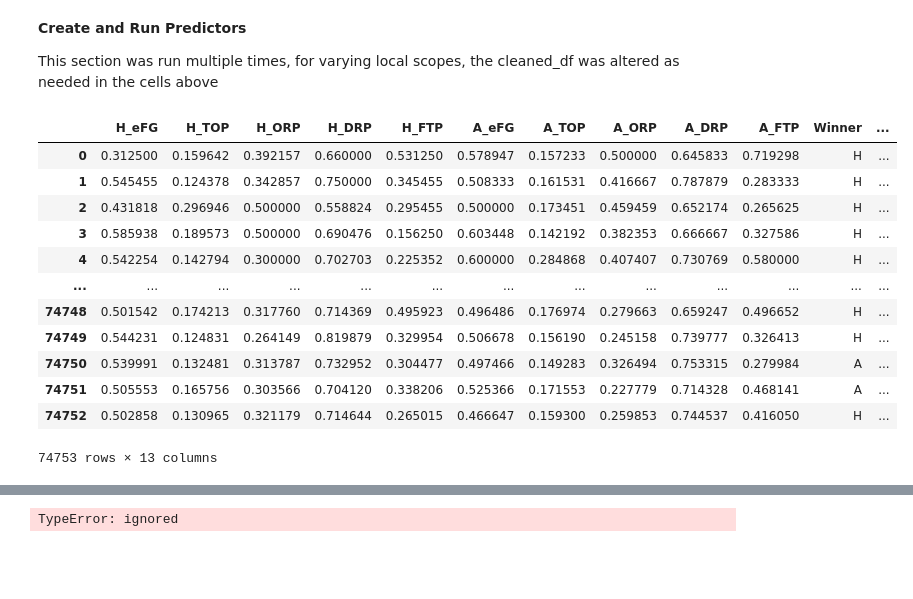
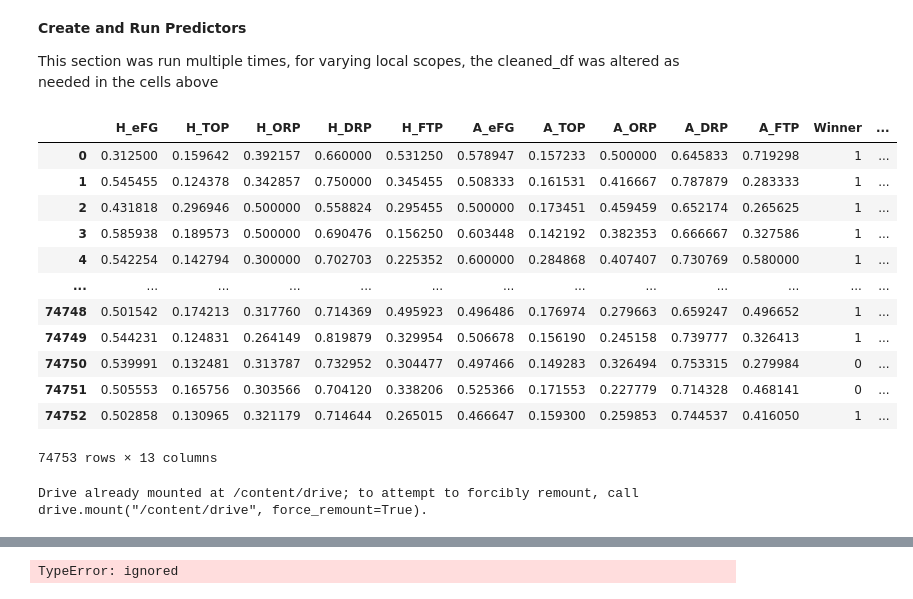
Before and after one commit to robertfmoore/march_madness, a Jupyter notebook: final_notebook.ipynb, the cells around one changed output, grey strips where cells are left out. Cells and saved outputs as stored; diff of their text form; code cells hidden in the pictures; blank space fills up the shorter version.

```diff
--- a/final_notebook.ipynb
+++ b/final_notebook.ipynb
@@ -730,6 +731,26 @@ def report(results, n_top=3):
                           results['std_test_score'][candidate]))
             print("Parameters: {0}".format(results['params'][candidate]))
             print("")
+
+def winner_to_binary(df):
+    df.loc[df['Winner'] == 'H', ['Winner']] = 1
+    df.loc[df['Winner'] == 'A', ['Winner']] = 0
+    return df
+
+def get_bracket_game_info(temp_row, home_info, away_info):
+    temp_row['H_eFG'] = home_info['eFG']
+    temp_row['H_TOP'] = home_info['TOP']
+    temp_row['H_ORP'] = home_info['ORP']
+    temp_row['H_DRP'] = home_info['DRP']
+    temp_row['H_FTP'] = home_info['FTP']
+    temp_row['H_PageRank'] = home_info['PR']
+    temp_row['A_eFG'] = away_info['eFG']
+    temp_row['A_TOP'] = away_info['TOP']
+    temp_row['A_ORP'] = away_info['ORP']
+    temp_row['A_DRP'] = away_info['DRP']
+    temp_row['A_FTP'] = away_info['FTP']
+    temp_row['A_PageRank'] = away_info['PR']
+    return temp_row
 # %% [markdown]
 **Import regular season data, convert DataFrame from Winner/Loser stats to Home/Away stats**
 # %%
@@ -1208,20 +1362,27 @@ Overall Accuracy - 0.6908060798946444
 
 This section was run multiple times, for varying local scopes, the cleaned_df
 was altered as needed in the cells above
-# %%
-cleaned_df
-# %% [output]
-|  | H_eFG | H_TOP | H_ORP | H_DRP | H_FTP | A_eFG | A_TOP | A_ORP | A_DRP | A_FTP | Winner | ... |
-| 0 | 0.312500 | 0.159642 | 0.392157 | 0.660000 | 0.531250 | 0.578947 | 0.157233 | 0.500000 | 0.645833 | 0.719298 | H | ... |
-| 1 | 0.545455 | 0.124378 | 0.342857 | 0.750000 | 0.345455 | 0.508333 | 0.161531 | 0.416667 | 0.787879 | 0.283333 | H | ... |
-| 2 | 0.431818 | 0.296946 | 0.500000 | 0.558824 | 0.295455 | 0.500000 | 0.173451 | 0.459459 | 0.652174 | 0.265625 | H | ... |
-| 3 | 0.585938 | 0.189573 | 0.500000 | 0.690476 | 0.156250 | 0.603448 | 0.142192 | 0.382353 | 0.666667 | 0.327586 | H | ... |
-| 4 | 0.542254 | 0.142794 | 0.300000 | 0.702703 | 0.225352 | 0.600000 | 0.284868 | 0.407407 | 0.730769 | 0.580000 | H | ... |
-| ... | ... | ... | ... | ... | ... | ... | ... | ... | ... | ... | ... | ... |
-| 74748 | 0.501542 | 0.174213 | 0.317760 | 0.714369 | 0.495923 | 0.496486 | 0.176974 | 0.279663 | 0.659247 | 0.496652 | H | ... |
-| 74749 | 0.544231 | 0.124831 | 0.264149 | 0.819879 | 0.329954 | 0.506678 | 0.156190 | 0.245158 | 0.739777 | 0.326413 | H | ... |
-| 74750 | 0.539991 | 0.132481 | 0.313787 | 0.732952 | 0.304477 | 0.497466 | 0.149283 | 0.326494 | 0.753315 | 0.279984 | A | ... |
-| 74751 | 0.505553 | 0.165756 | 0.303566 | 0.704120 | 0.338206 | 0.525366 | 0.171553 | 0.227779 | 0.714328 | 0.468141 | A | ... |
-| 74752 | 0.502858 | 0.130965 | 0.321179 | 0.714644 | 0.265015 | 0.466647 | 0.159300 | 0.259853 | 0.744537 | 0.416050 | H | ... |
-74753 rows × 13 columns
+# %%
+cleaned_df = winner_to_binary(pd.read_csv('/content/drive/My Drive/last_9_avg_pr_percentage.csv'))
+cleaned_df = cleaned_df.drop(['Season', 'DayNum', 'HomeTeamID', 'AwayTeamID'], axis=1)
+cleaned_df
+# %% [output]
+|  | H_eFG | H_TOP | H_ORP | H_DRP | H_FTP | A_eFG | A_TOP | A_ORP | A_DRP | A_FTP | Winner | ... |
+| 0 | 0.312500 | 0.159642 | 0.392157 | 0.660000 | 0.531250 | 0.578947 | 0.157233 | 0.500000 | 0.645833 | 0.719298 | 1 | ... |
+| 1 | 0.545455 | 0.124378 | 0.342857 | 0.750000 | 0.345455 | 0.508333 | 0.161531 | 0.416667 | 0.787879 | 0.283333 | 1 | ... |
+| 2 | 0.431818 | 0.296946 | 0.500000 | 0.558824 | 0.295455 | 0.500000 | 0.173451 | 0.459459 | 0.652174 | 0.265625 | 1 | ... |
+| 3 | 0.585938 | 0.189573 | 0.500000 | 0.690476 | 0.156250 | 0.603448 | 0.142192 | 0.382353 | 0.666667 | 0.327586 | 1 | ... |
+| 4 | 0.542254 | 0.142794 | 0.300000 | 0.702703 | 0.225352 | 0.600000 | 0.284868 | 0.407407 | 0.730769 | 0.580000 | 1 | ... |
+| ... | ... | ... | ... | ... | ... | ... | ... | ... | ... | ... | ... | ... |
+| 74748 | 0.501542 | 0.174213 | 0.317760 | 0.714369 | 0.495923 | 0.496486 | 0.176974 | 0.279663 | 0.659247 | 0.496652 | 1 | ... |
+| 74749 | 0.544231 | 0.124831 | 0.264149 | 0.819879 | 0.329954 | 0.506678 | 0.156190 | 0.245158 | 0.739777 | 0.326413 | 1 | ... |
+| 74750 | 0.539991 | 0.132481 | 0.313787 | 0.732952 | 0.304477 | 0.497466 | 0.149283 | 0.326494 | 0.753315 | 0.279984 | 0 | ... |
+| 74751 | 0.505553 | 0.165756 | 0.303566 | 0.704120 | 0.338206 | 0.525366 | 0.171553 | 0.227779 | 0.714328 | 0.468141 | 0 | ... |
+| 74752 | 0.502858 | 0.130965 | 0.321179 | 0.714644 | 0.265015 | 0.466647 | 0.159300 | 0.259853 | 0.744537 | 0.416050 | 1 | ... |
+74753 rows × 13 columns
+# %%
+from google.colab import drive
+drive.mount('/content/drive')
+# %% [output]
+Drive already mounted at /content/drive; to attempt to forcibly remount, call drive.mount("/content/drive", force_remount=True).
 # %%
```
Also changed, not shown: parts of 33 cells of this notebook.
